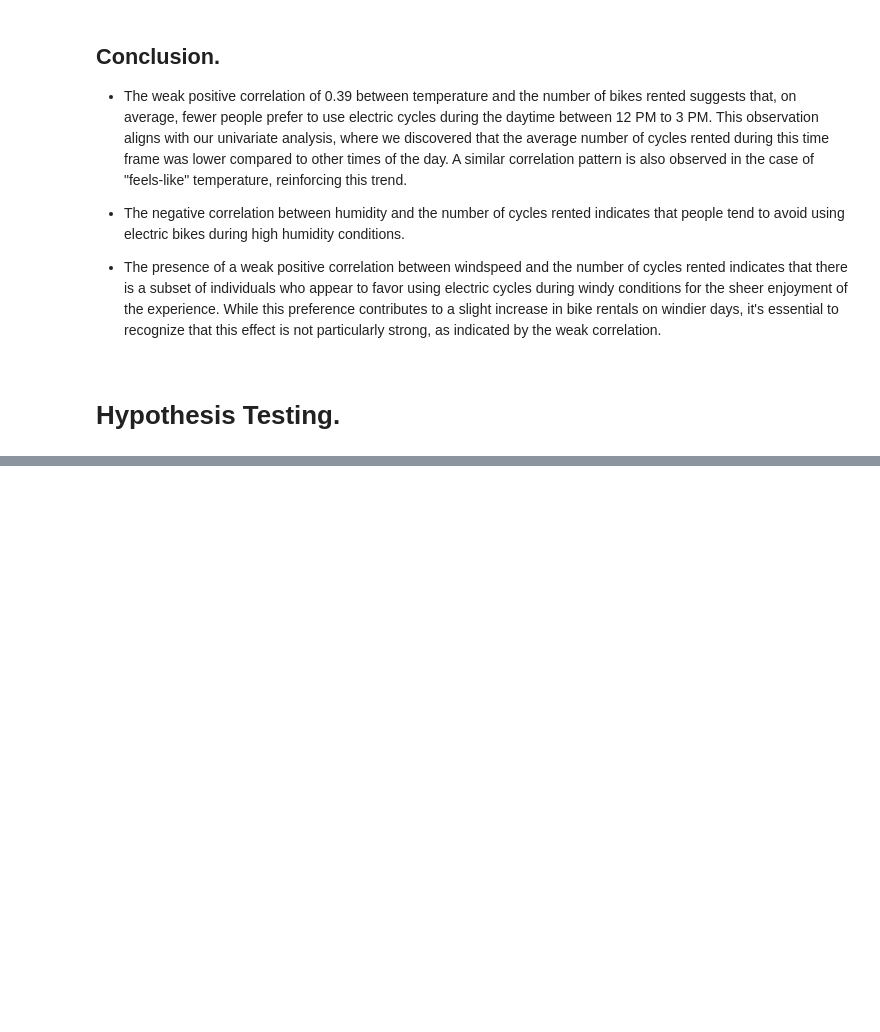
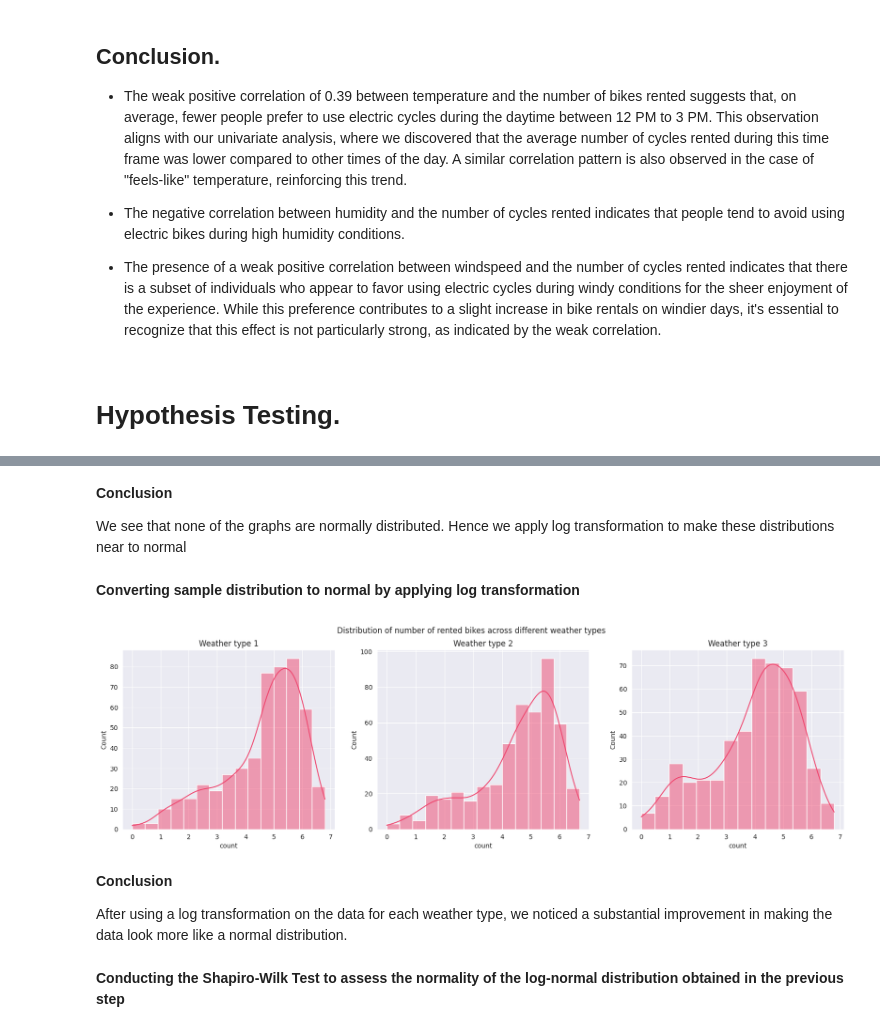
Before and after one commit to 2k4sm/YuluuluY, a Jupyter notebook: yulu.ipynb, the cells around one changed output, grey strips where cells are left out. Cells and saved outputs as stored; diff of their text form; code cells hidden in the pictures; blank space fills up the shorter version.

```diff
--- a/yulu.ipynb
+++ b/yulu.ipynb
@@ -498,0 +732,38 @@ sns.heatmap(df.corr(numeric_only=True),annot=True,fmt='.2f')
+# %% [markdown]
+**Conclusion**
+
+We see that none of the graphs are normally distributed. Hence we apply log transformation to make these distributions near to normal
+# %% [markdown]
+**Converting sample distribution to normal by applying log transformation**
+# %%
+log_1=np.log(sample_1)
+log_2=np.log(sample_2)
+log_3=np.log(sample_3)
+
+plt.figure(figsize=(20,5))
+
+#histogram for weather condition 1
+plt.subplot(1,3,1)
+sns.histplot(log_1,kde=True,color='#ef476f')
+plt.title('Weather type 1')
+
+#histogram for weather condition 2
+plt.subplot(1,3,2)
+sns.histplot(log_2,kde=True,color='#ef476f')
+plt.title('Weather type 2')
+
+#histogram for weather condition 3
+plt.subplot(1,3,3)
+sns.histplot(log_3,kde=True,color='#ef476f')
+plt.title('Weather type 3')
+
+plt.suptitle('Distribution of number of rented bikes across different weather types')
+plt.show()
+# %% [output]
+[figure, added]
+# %% [markdown]
+**Conclusion**
+
+After using a log transformation on the data for each weather type, we noticed a substantial improvement in making the data look more like a normal distribution.
+# %% [markdown]
+**Conducting the Shapiro-Wilk Test to assess the normality of the log-normal distribution obtained in the previous step**
```
Also changed, not shown: parts of 54 cells of this notebook.
